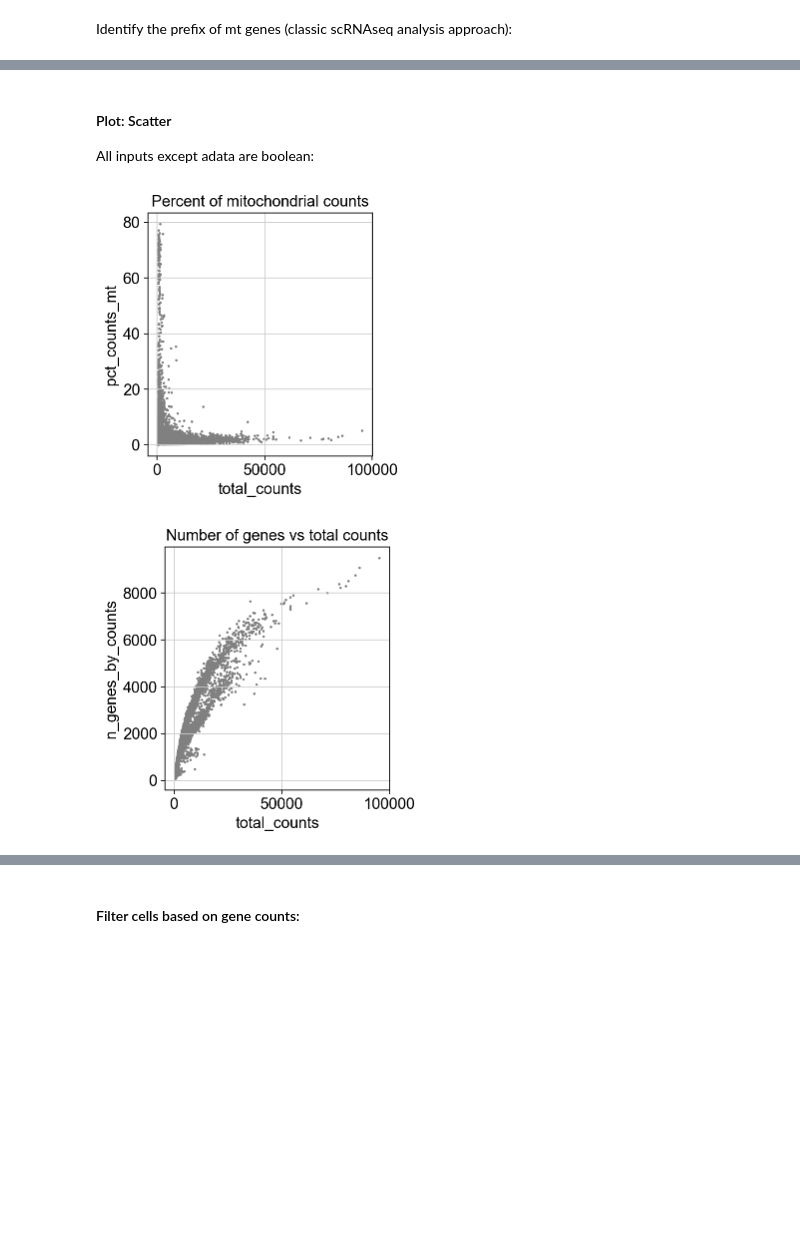
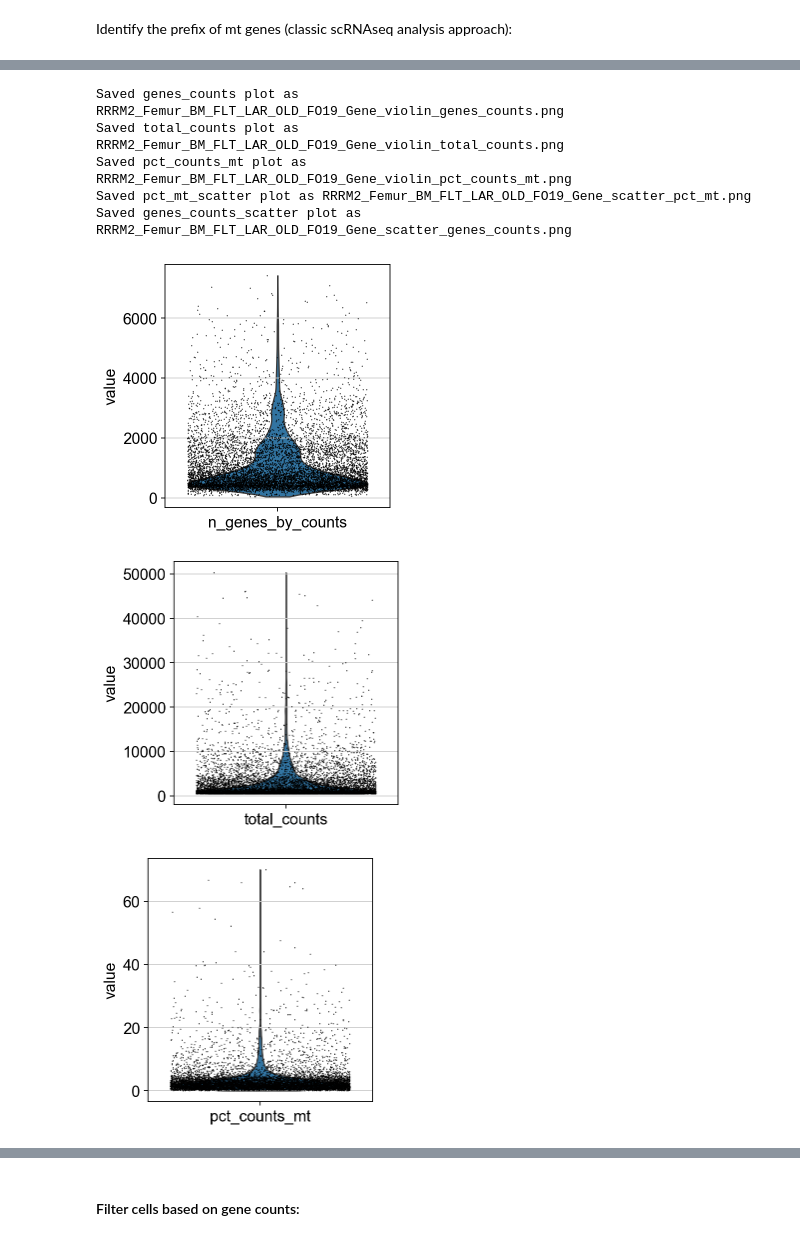
Before and after one commit to komendien/scRNAseq_Mmus_DP, a Jupyter notebook: KK_downstream_scRNAseq.ipynb, the cells around one changed output, grey strips where cells are left out. Saved outputs shown, nothing was run; the diff lists cells and outputs as text; code cells hidden in the pictures; blank space fills up the shorter version.

```diff
--- a/KK_downstream_scRNAseq.ipynb
+++ b/KK_downstream_scRNAseq.ipynb
@@ -311,3 +400,0 @@ plotViolin(adata,True, True, True)
-# %% [markdown]
-#### Plot: Scatter
-All inputs except adata are boolean:
@@ -320,5 +400,0 @@ def plotScatter(adata, mt_counts, gene_counts):
-# %%
-plotScatter(adata, True, True)
-# %% [output]
-[figure, removed]
-[figure, removed]
@@ -324,0 +454,11 @@ plotScatter(adata, True, True)
+# %%
+plotViolinScatter(save_data=True)
+# %% [output]
+Saved genes_counts plot as RRRM2_Femur_BM_FLT_LAR_OLD_FO19_Gene_violin_genes_counts.png
+Saved total_counts plot as RRRM2_Femur_BM_FLT_LAR_OLD_FO19_Gene_violin_total_counts.png
+Saved pct_counts_mt plot as RRRM2_Femur_BM_FLT_LAR_OLD_FO19_Gene_violin_pct_counts_mt.png
+Saved pct_mt_scatter plot as RRRM2_Femur_BM_FLT_LAR_OLD_FO19_Gene_scatter_pct_mt.png
+Saved genes_counts_scatter plot as RRRM2_Femur_BM_FLT_LAR_OLD_FO19_Gene_scatter_genes_counts.png
+[figure, added]
+[figure, added]
+[figure, added]
```
Also changed, not shown: parts of 75 cells of this notebook.
